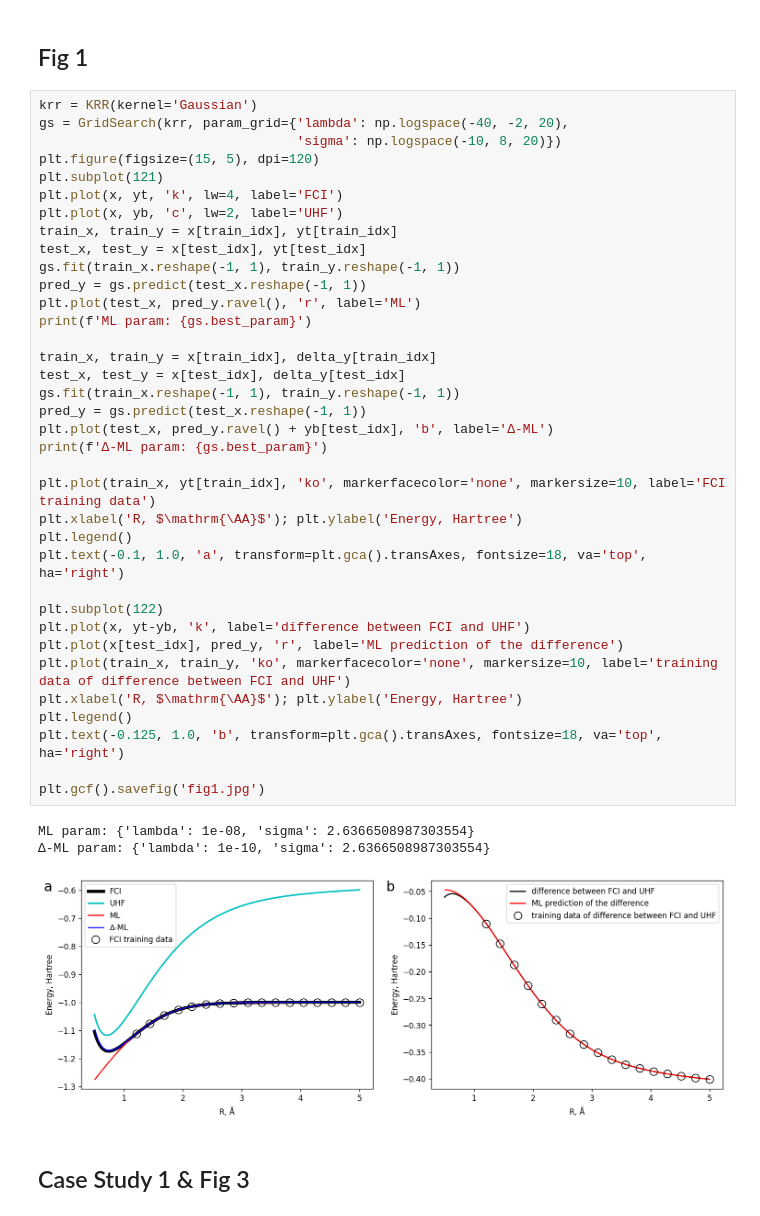
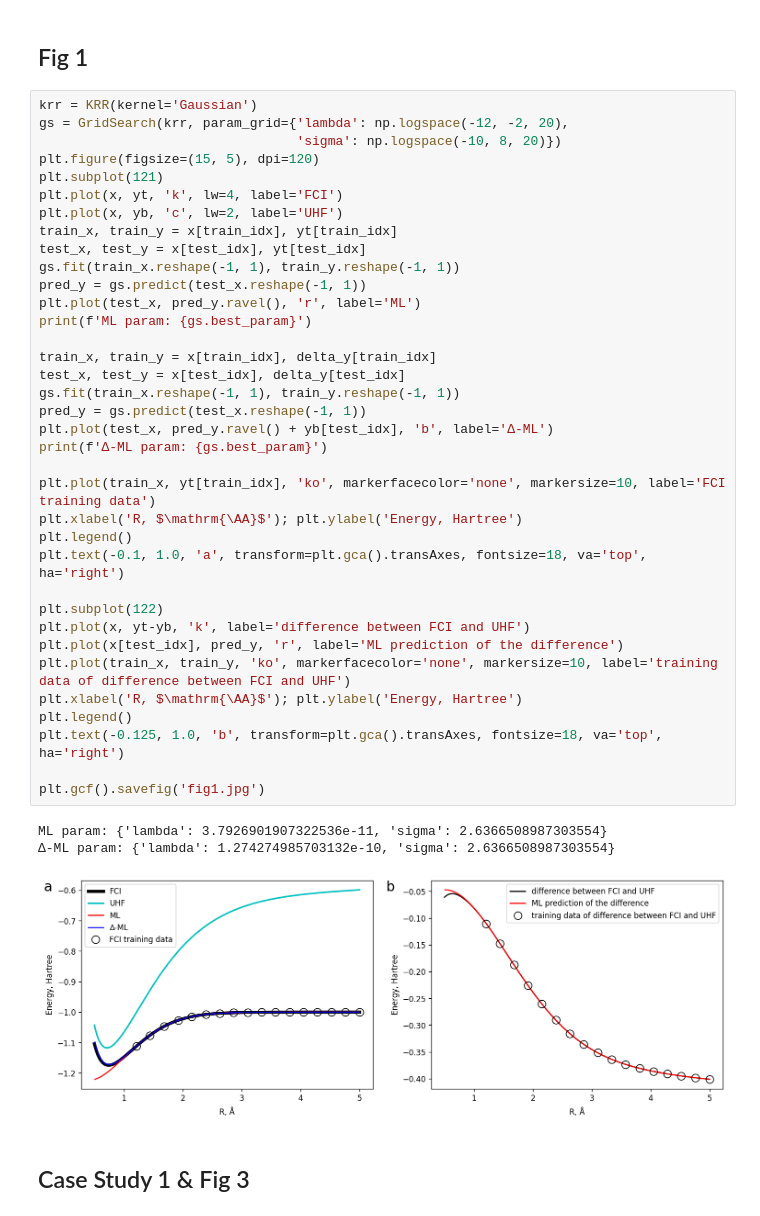
Before and after one commit to dralgroup/MLinQCbook22-delta, a Jupyter notebook: delta-ML_hML_colab.ipynb, the cells around one changed output. Saved outputs shown, nothing was run; the diff lists cells and outputs as text.

```diff
--- a/delta-ML_hML_colab.ipynb
+++ b/delta-ML_hML_colab.ipynb
@@ -126,7 +137,7 @@ test_idx = np.loadtxt('itest.dat', dtype=np.int64) - 1
 ## Fig 1
 # %%
 krr = KRR(kernel='Gaussian')
-gs = GridSearch(krr, param_grid={'lambda': np.logspace(-40, -2, 20),
+gs = GridSearch(krr, param_grid={'lambda': np.logspace(-12, -2, 20),
                                  'sigma': np.logspace(-10, 8, 20)})
 plt.figure(figsize=(15, 5), dpi=120)
 plt.subplot(121)
@@ -134,36 +145,36 @@ plt.plot(x, yt, 'k', lw=4, label='FCI')
 plt.plot(x, yb, 'c', lw=2, label='UHF')
 train_x, train_y = x[train_idx], yt[train_idx]
 test_x, test_y = x[test_idx], yt[test_idx]
 gs.fit(train_x.reshape(-1, 1), train_y.reshape(-1, 1))
 pred_y = gs.predict(test_x.reshape(-1, 1))
 plt.plot(test_x, pred_y.ravel(), 'r', label='ML')
 print(f'ML param: {gs.best_param}')
 
 train_x, train_y = x[train_idx], delta_y[train_idx]
 test_x, test_y = x[test_idx], delta_y[test_idx]
 gs.fit(train_x.reshape(-1, 1), train_y.reshape(-1, 1))
 pred_y = gs.predict(test_x.reshape(-1, 1))
 plt.plot(test_x, pred_y.ravel() + yb[test_idx], 'b', label='∆-ML')
 print(f'∆-ML param: {gs.best_param}')
 
 plt.plot(train_x, yt[train_idx], 'ko', markerfacecolor='none', markersize=10, label='FCI training data')
 plt.xlabel('R, $\mathrm{\AA}$'); plt.ylabel('Energy, Hartree')
 plt.legend()
 plt.text(-0.1, 1.0, 'a', transform=plt.gca().transAxes, fontsize=18, va='top', ha='right')
 
 plt.subplot(122)
 plt.plot(x, yt-yb, 'k', label='difference between FCI and UHF')
 plt.plot(x[test_idx], pred_y, 'r', label='ML prediction of the difference')
 plt.plot(train_x, train_y, 'ko', markerfacecolor='none', markersize=10, label='training data of difference between FCI and UHF')
 plt.xlabel('R, $\mathrm{\AA}$'); plt.ylabel('Energy, Hartree')
 plt.legend()
 plt.text(-0.125, 1.0, 'b', transform=plt.gca().transAxes, fontsize=18, va='top', ha='right')
 
 plt.gcf().savefig('fig1.jpg')
 # %% [output]
-ML param: {'lambda': 1e-08, 'sigma': 2.6366508987303554}
-∆-ML param: {'lambda': 1e-10, 'sigma': 2.6366508987303554}
+ML param: {'lambda': 3.7926901907322536e-11, 'sigma': 2.6366508987303554}
+∆-ML param: {'lambda': 1.274274985703132e-10, 'sigma': 2.6366508987303554}
-[figure, old version]
+[figure, new version]
 # %% [markdown]
 ## Case Study 1 & Fig 3
 # %%
```
Also changed, not shown: parts of 4 cells of this notebook.
